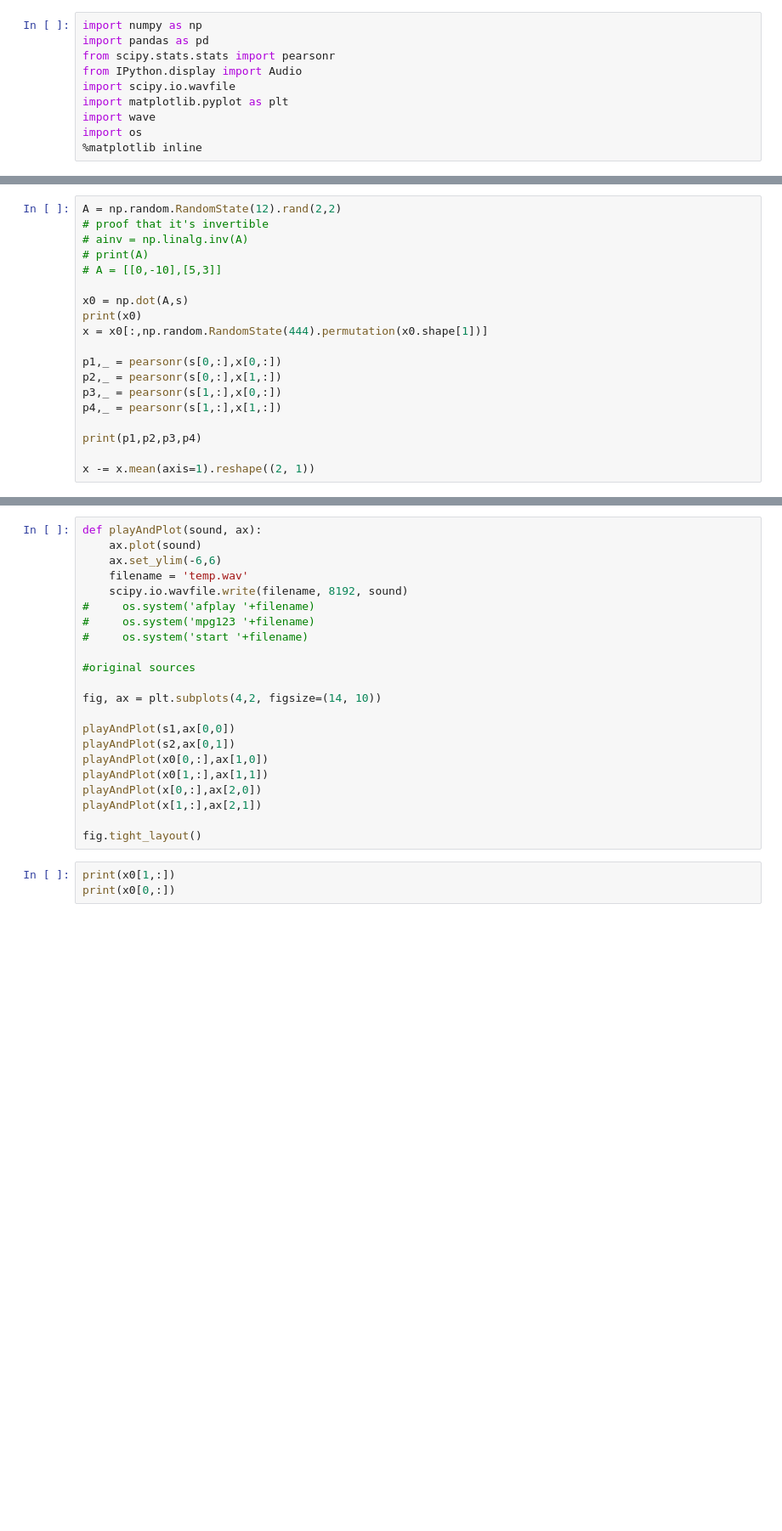
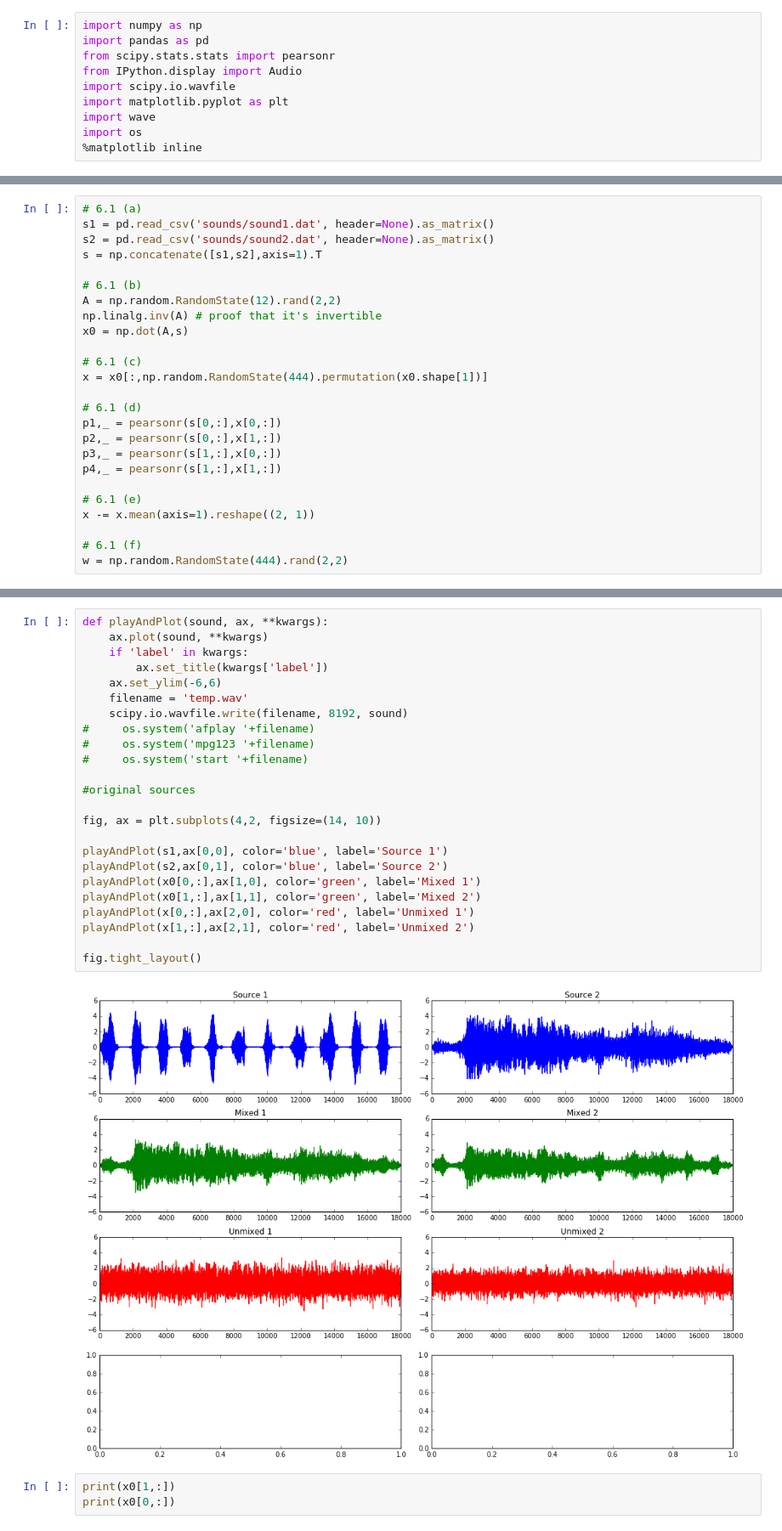
Before and after one commit to danijar/course-machine-intelligence-2, a Jupyter notebook: EX6/EX6-MI2-Nebenhoerers.ipynb, the cells around one changed output, grey strips where cells are left out. Shown at 85% size. Saved outputs shown, nothing was run; the diff lists cells and outputs as text; blank space fills up the shorter version.

```diff
--- a/EX6/EX6-MI2-Nebenhoerers.ipynb
+++ b/EX6/EX6-MI2-Nebenhoerers.ipynb
@@ -19,19 +11,25 @@ s = np.concatenate([s1,s2],axis=1).T
 # %%
+# 6.1 (a)
+s1 = pd.read_csv('sounds/sound1.dat', header=None).as_matrix()
+s2 = pd.read_csv('sounds/sound2.dat', header=None).as_matrix()
+s = np.concatenate([s1,s2],axis=1).T
+
+# 6.1 (b)
 A = np.random.RandomState(12).rand(2,2)
-# proof that it's invertible
-# ainv = np.linalg.inv(A)
-# print(A)
-# A = [[0,-10],[5,3]]
+np.linalg.inv(A) # proof that it's invertible
+x0 = np.dot(A,s)
 
-x0 = np.dot(A,s)
-print(x0)
+# 6.1 (c)
 x = x0[:,np.random.RandomState(444).permutation(x0.shape[1])]
 
+# 6.1 (d)
 p1,_ = pearsonr(s[0,:],x[0,:])
 p2,_ = pearsonr(s[0,:],x[1,:])
 p3,_ = pearsonr(s[1,:],x[0,:])
 p4,_ = pearsonr(s[1,:],x[1,:])
 
-print(p1,p2,p3,p4)
+# 6.1 (e)
+x -= x.mean(axis=1).reshape((2, 1))
 
-x -= x.mean(axis=1).reshape((2, 1))
+# 6.1 (f)
+w = np.random.RandomState(444).rand(2,2)
@@ -96,25 +123,29 @@ for time, example in enumerate(x.T):
 # %%
-def playAndPlot(sound, ax):
-    ax.plot(sound)
+def playAndPlot(sound, ax, **kwargs):
+    ax.plot(sound, **kwargs)
+    if 'label' in kwargs:
+        ax.set_title(kwargs['label'])
     ax.set_ylim(-6,6)
     filename = 'temp.wav'
     scipy.io.wavfile.write(filename, 8192, sound)
 #     os.system('afplay '+filename)
 #     os.system('mpg123 '+filename)
 #     os.system('start '+filename)
 
 #original sources
 
 fig, ax = plt.subplots(4,2, figsize=(14, 10))
 
-playAndPlot(s1,ax[0,0])
-playAndPlot(s2,ax[0,1])
-playAndPlot(x0[0,:],ax[1,0])
-playAndPlot(x0[1,:],ax[1,1])
-playAndPlot(x[0,:],ax[2,0])
-playAndPlot(x[1,:],ax[2,1])
+playAndPlot(s1,ax[0,0], color='blue', label='Source 1')
+playAndPlot(s2,ax[0,1], color='blue', label='Source 2')
+playAndPlot(x0[0,:],ax[1,0], color='green', label='Mixed 1')
+playAndPlot(x0[1,:],ax[1,1], color='green', label='Mixed 2')
+playAndPlot(x[0,:],ax[2,0], color='red', label='Unmixed 1')
+playAndPlot(x[1,:],ax[2,1], color='red', label='Unmixed 2')
 
 fig.tight_layout()
+# %% [output]
+[figure, added]
 # %%
 print(x0[1,:])
 print(x0[0,:])
```
Also changed, not shown: parts of 3 cells of this notebook.
